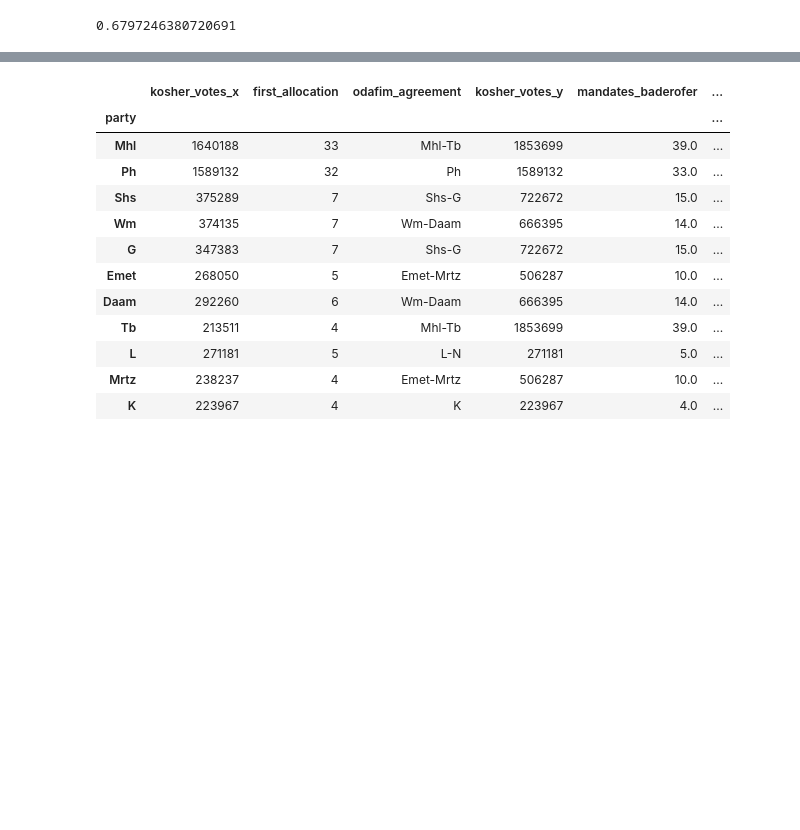
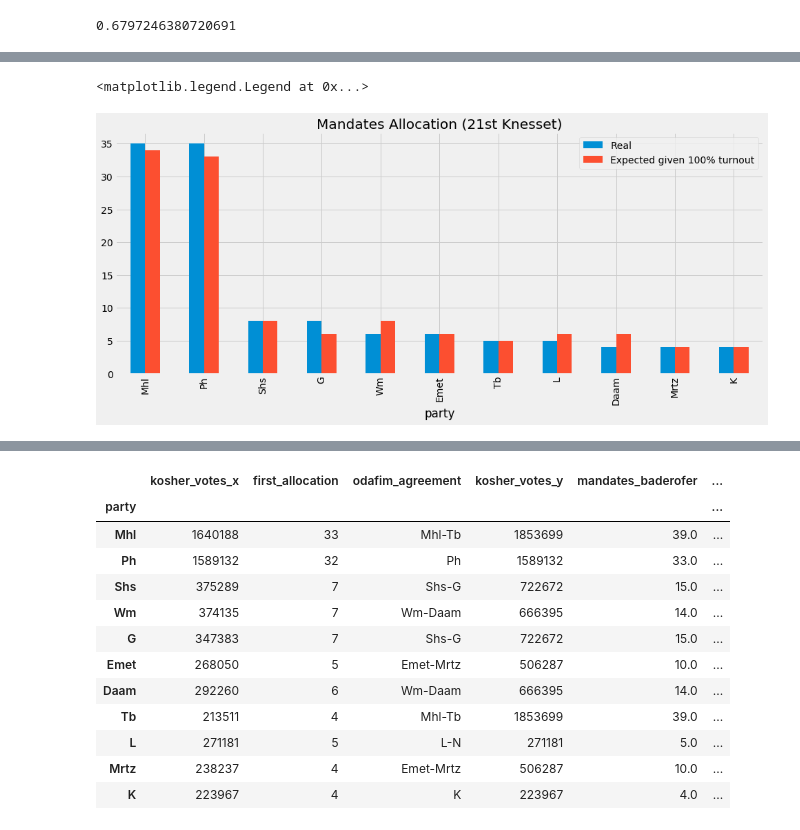
Before and after one commit to 50stuck/ballots2mandates, a Jupyter notebook: ballots 2 mandates.ipynb, the cells around one changed output, grey strips where cells are left out. Cells and saved outputs as stored; diff of their text form; code cells hidden in the pictures; blank space fills up the shorter version.

Commit message:
Added plots

```diff
--- a/ballots 2 mandates.ipynb
+++ b/ballots 2 mandates.ipynb
@@ -1,6 +1,11 @@
 # %%
 import pandas as pd
 import numpy as np
+import matplotlib
+import matplotlib.pyplot as plt
+
+%matplotlib inline
+plt.style.use('fivethirtyeight')
 # %% [markdown]
 ## Reading the data
 # %%
@@ -253,3 +258,8 @@ votes_per_party_if_everyone_voted.sum() * 1.0 / t.Bazab.sum()
  t.Kosher.sum() * 1.0 / t.Bazab.sum()
 # %% [output]
 0.6797246380720691
+# %%
+comparison_df = voters_to_mandates(votes_per_party)[['final_mandates']].join(voters_to_mandates(votes_per_party_if_everyone_voted)[['final_mandates']],
+                                                            lsuffix='_real', rsuffix='_100percturnout')
+comparison_df['delta'] = comparison_df['final_mandates_100percturnout'] - comparison_df['final_mandates_real']
+comparison_df.sort_values(by='delta', ascending=False)
@@ -255,0 +280,8 @@ votes_per_party_if_everyone_voted.sum() * 1.0 / t.Bazab.sum()
+# %%
+p = comparison_df[['final_mandates_real',
+               'final_mandates_100percturnout']].sort_values(by='final_mandates_real',ascending=False).plot(kind='bar',
+                             title='Mandates Allocation (21st Knesset)', figsize=(15,6))
+p.legend(labels=['Real','Expected given 100% turnout'])
+# %% [output]
+<matplotlib.legend.Legend at 0x...>
+[figure, added]
```
Also changed, not shown: parts of 6 cells of this notebook.
